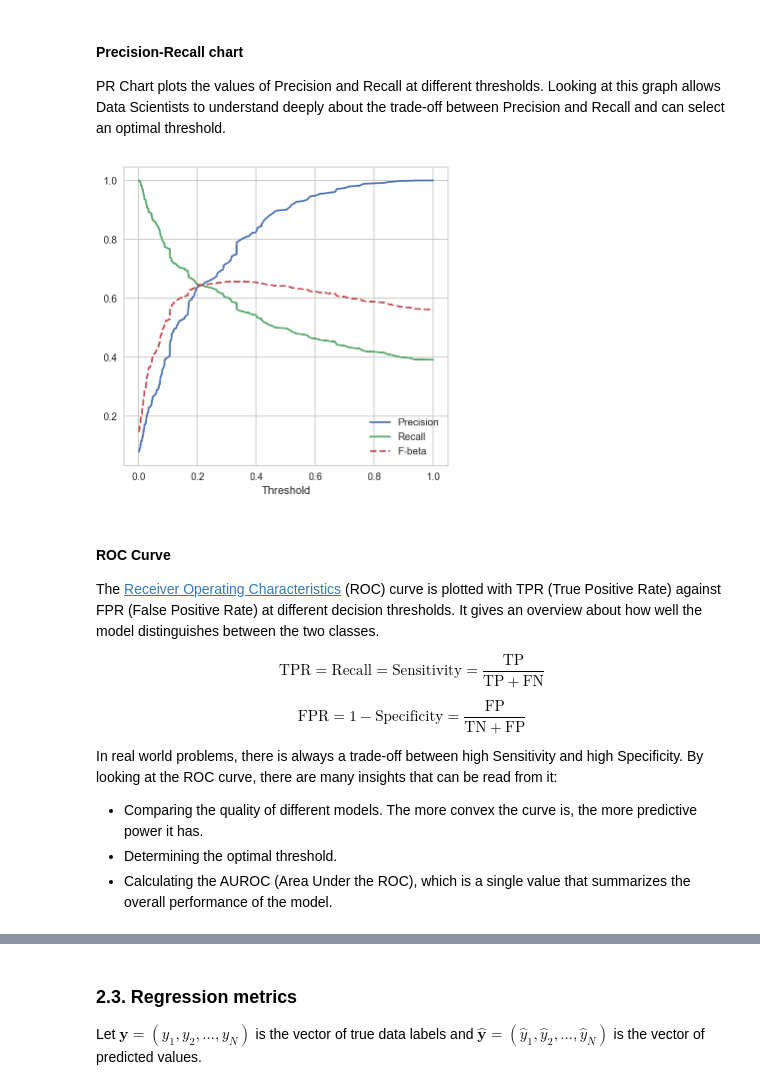
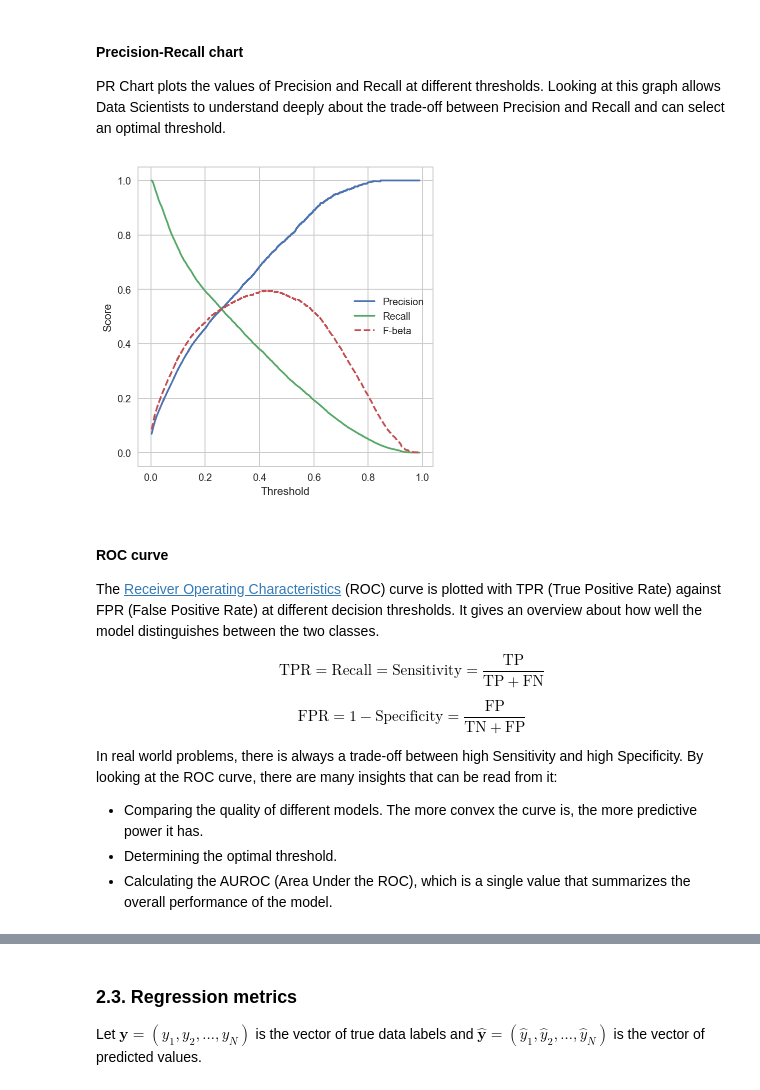
Before and after one commit to hungpq7/tabular-book, a Jupyter notebook: 06-machine-learning/sklearn-machine-learning.ipynb, the cells around one changed output, grey strips where cells are left out. Drawn from its saved outputs; the diff is of its cells as text; code cells hidden in the pictures.

```diff
--- a/06-machine-learning/sklearn-machine-learning.ipynb
+++ b/06-machine-learning/sklearn-machine-learning.ipynb
@@ -331,6 +324,13 @@ model = algo.fit(x, y)
 yTrue = y.copy()
 yProb = model.predict_proba(x)[:, 1]
 yPred = model.predict(x)
+# %%
+algo = XGBClassifier()
+model = algo.fit(x, y)
+
+yTrue = y.copy()
+yProb = model.predict_proba(x)[:, 1]
+yPred = model.predict(x)
 # %%
 yTrue.shape
 # %% [output]
@@ -343,7 +343,7 @@ yProb.shape
 #### Precision-Recall chart
 PR Chart plots the values of Precision and Recall at different thresholds. Looking at this graph allows Data Scientists to understand deeply about the trade-off between Precision and Recall and can select an optimal threshold.
 # %%
-def plotPRChart(yTrue, yProb, beta=1):
+def plotPRChart(yTrue, yProb, beta=1, ax=None):
     from sklearn.metrics import precision_recall_curve
     precision, recall, threshold = precision_recall_curve(yTrue, yProb)
     precision = precision[:-1]
@@ -351,20 +351,23 @@ def plotPRChart(yTrue, yProb, beta=1):
     if beta is not None:
         fbeta = 1 / (1/(1+beta**2)/precision + beta**2/(1+beta**2)/recall)
 
-    fig, ax = plt.subplots()
+    if ax is None:
+        ax = plt.gca()
     ax.plot(threshold, precision, label='Precision')
     ax.plot(threshold, recall, label='Recall')
     ax.plot(threshold, fbeta, ls='--', label='F-beta')
     ax.set_xlabel('Threshold')
+    ax.set_ylabel('Score')
     ax.legend()
     ax.axis('scaled')
-    plt.show()
+    return ax
 # %%
-plotPRChart(yTrue, yProb)
+plotPRChart(yTrue, yProb, beta=0.5)
+plt.show()
 # %% [output]
-[figure, old version]
+[figure, new version]
 # %% [markdown]
-#### ROC Curve
+#### ROC curve
 The [Receiver Operating Characteristics](https://en.wikipedia.org/wiki/Receiver_operating_characteristic) (ROC) curve is plotted with TPR (True Positive Rate) against FPR (False Positive Rate) at different decision thresholds. It gives an overview about how well the model distinguishes between the two classes.
 
 $$\mathrm{TPR}=\mathrm{Recall}=\mathrm{Sensitivity} =
```
Also changed, not shown: parts of 9 cells of this notebook, 4 other files.
